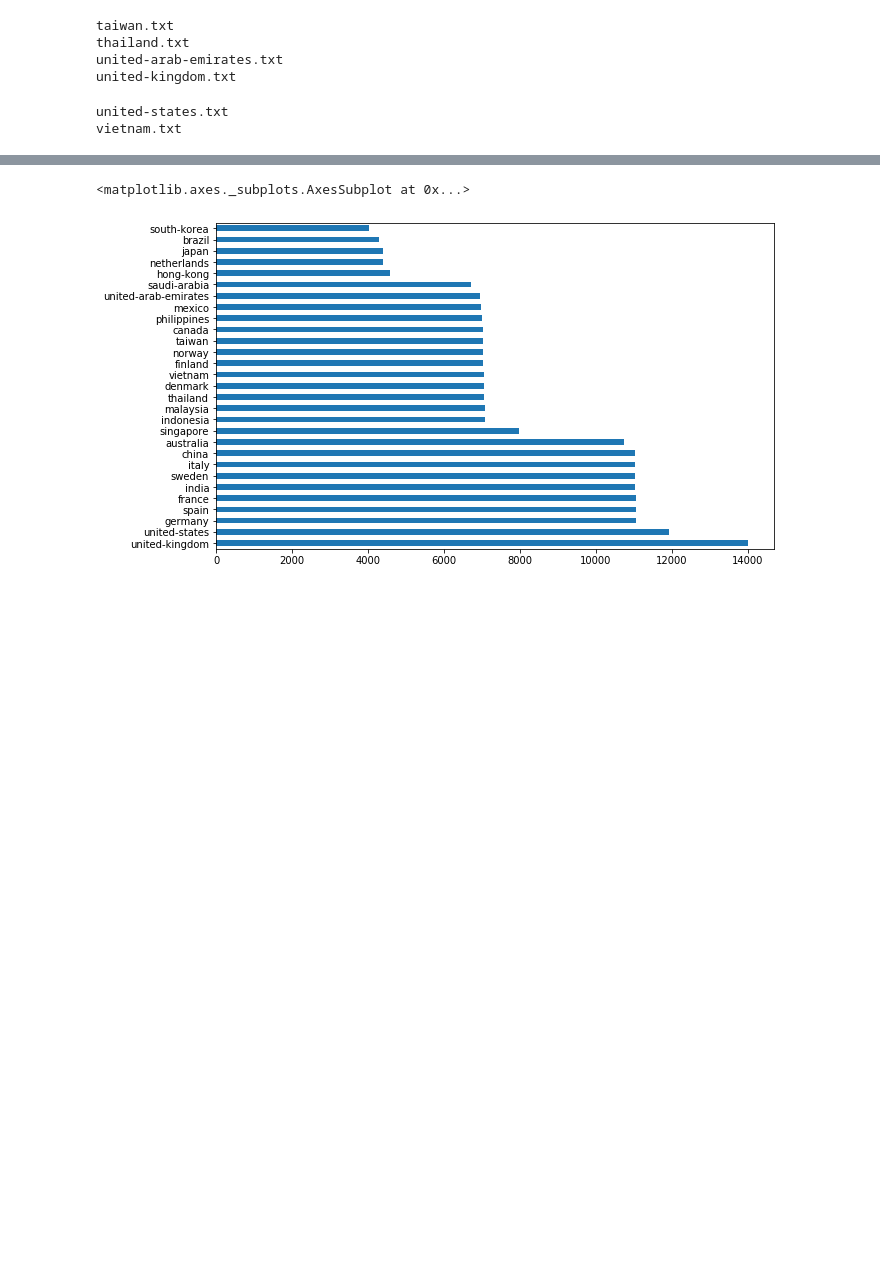
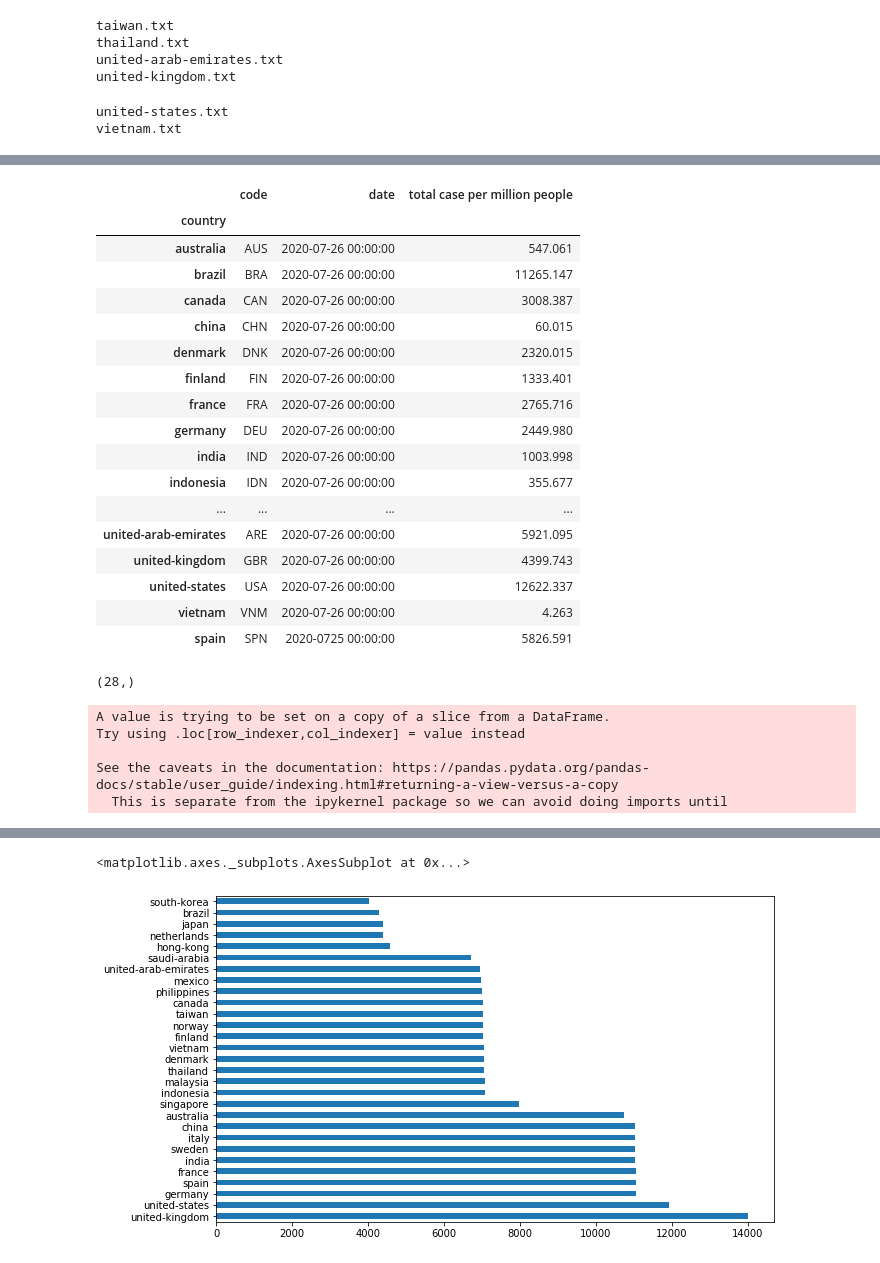
Before and after one commit to yuna-git/Covid19_response, a Jupyter notebook: covid-19 response study.ipynb, the cells around one changed output, grey strips where cells are left out. Saved outputs shown, nothing was run; the diff lists cells and outputs as text; code cells hidden in the pictures; blank space fills up the shorter version.

```diff
--- a/covid-19 response study.ipynb
+++ b/covid-19 response study.ipynb
@@ -115,0 +123,4 @@ all_data.to_csv('incubator/covid19/all_data_merge.csv')
+# %%
+total_case = total_case.loc[total_case['country'].apply(lambda x: x in countrynames)]
+# %%
+total_case['Date'] = pd.to_datetime(total_case['Date'])
@@ -115,0 +154,5 @@ all_data.to_csv('incubator/covid19/all_data_merge.csv')
+# %%
+total_case_keep = total_case[total_case['Date']=='2020-07-26']
+total_case_keep = total_case_keep.drop('Entity', axis = 1)
+total_case_keep.columns = ['code', 'date', 'total case per million people', 'country']
+total_case_keep = total_case_keep.set_index('country')
@@ -115,0 +171,26 @@ all_data.to_csv('incubator/covid19/all_data_merge.csv')
+# %%
+total_case_keep
+# %% [output]
+|  | code | date | total case per million people |
+| country |  |  |  |
+| australia | AUS | 2020-07-26 00:00:00 | 547.061 |
+| brazil | BRA | 2020-07-26 00:00:00 | 11265.147 |
+| canada | CAN | 2020-07-26 00:00:00 | 3008.387 |
+| china | CHN | 2020-07-26 00:00:00 | 60.015 |
+| denmark | DNK | 2020-07-26 00:00:00 | 2320.015 |
+| finland | FIN | 2020-07-26 00:00:00 | 1333.401 |
+| france | FRA | 2020-07-26 00:00:00 | 2765.716 |
+| germany | DEU | 2020-07-26 00:00:00 | 2449.980 |
+| india | IND | 2020-07-26 00:00:00 | 1003.998 |
+| indonesia | IDN | 2020-07-26 00:00:00 | 355.677 |
+| ... | ... | ... | ... |
+| united-arab-emirates | ARE | 2020-07-26 00:00:00 | 5921.095 |
+| united-kingdom | GBR | 2020-07-26 00:00:00 | 4399.743 |
+| united-states | USA | 2020-07-26 00:00:00 | 12622.337 |
+| vietnam | VNM | 2020-07-26 00:00:00 | 4.263 |
+| spain | SPN | 2020-0725 00:00:00 | 5826.591 |
+# %%
+total_order = total_case_keep['total case per million people'].sort_values(ascending = False)
+total_order.shape
+# %% [output]
+(28,)
@@ -115,0 +199,10 @@ all_data.to_csv('incubator/covid19/all_data_merge.csv')
+# %%
+new_daily_case['country'] = new_daily_case['Entity'].apply(lambda x: x.lower().replace(' ', '-'))
+new_daily_case = new_daily_case.loc[new_daily_case['country'].apply(lambda x: x in countrynames)]
+new_daily_case['Date'] = pd.to_datetime(new_daily_case['Date'])
+# %% [output]
+A value is trying to be set on a copy of a slice from a DataFrame.
+Try using .loc[row_indexer,col_indexer] = value instead
+
+See the caveats in the documentation: https://pandas.pydata.org/pandas-docs/stable/user_guide/indexing.html#returning-a-view-versus-a-copy
+  This is separate from the ipykernel package so we can avoid doing imports until
```
Also changed, not shown: parts of 28 cells of this notebook.
